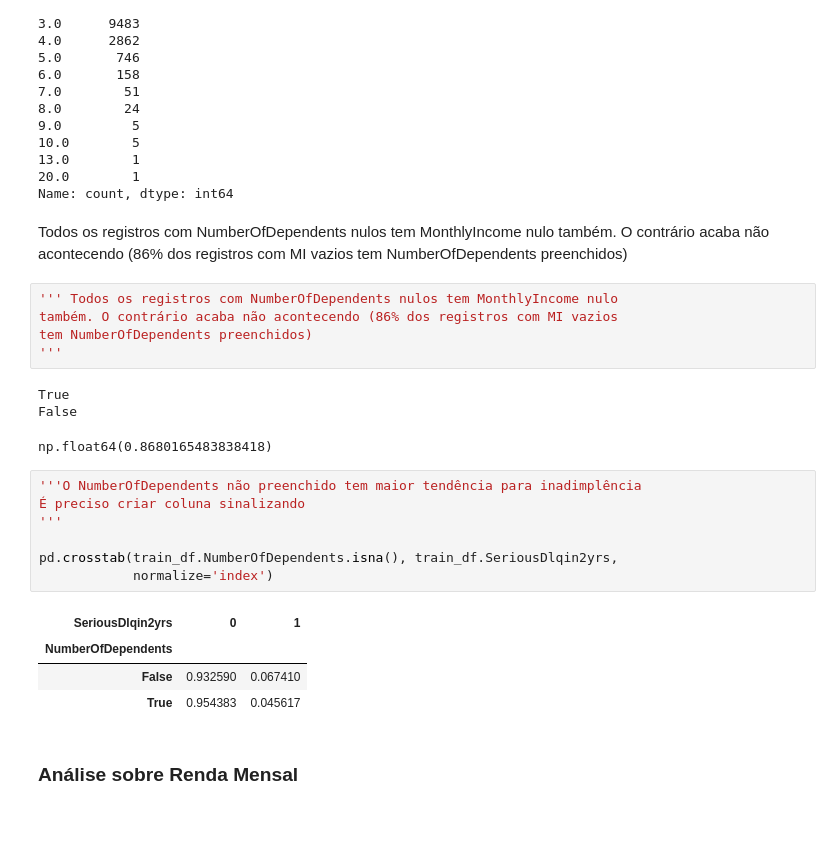
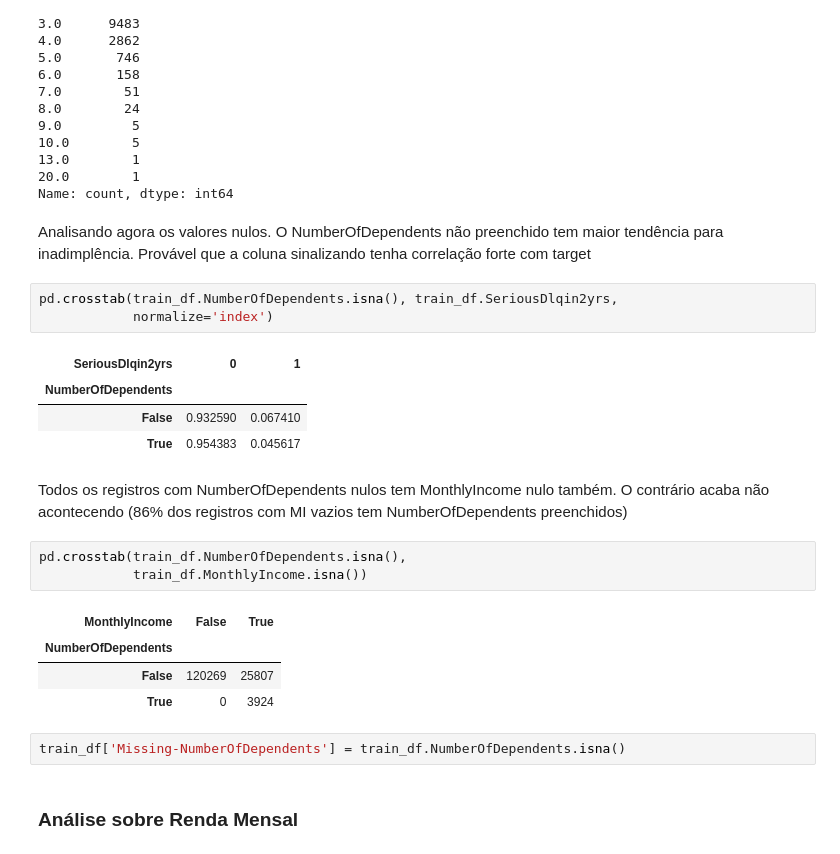
Before and after one commit to LeoDiasTrindade/good-and-bad-payers, a Jupyter notebook: notebooks/01_eda.ipynb, the cells around one changed output. Cells and saved outputs as stored; diff of their text form; blank space fills up the shorter version.

```diff
--- a/notebooks/01_eda.ipynb
+++ b/notebooks/01_eda.ipynb
@@ -196,29 +302,28 @@ NumberOfDependents
 20.0        1
 Name: count, dtype: int64
 # %% [markdown]
-Todos os registros com NumberOfDependents nulos tem MonthlyIncome nulo
-também. O contrário acaba não acontecendo (86% dos registros com MI vazios
-tem NumberOfDependents preenchidos)
+Analisando agora os valores nulos. O NumberOfDependents não preenchido tem maior tendência para inadimplência. Provável que a coluna sinalizando tenha correlação forte com target
 # %%
-''' Todos os registros com NumberOfDependents nulos tem MonthlyIncome nulo
-também. O contrário acaba não acontecendo (86% dos registros com MI vazios
-tem NumberOfDependents preenchidos)
-'''
+pd.crosstab(train_df.NumberOfDependents.isna(), train_df.SeriousDlqin2yrs,
+            normalize='index')
 # %% [output]
-True
-False
-np.float64(0.8680165483838418)
+| SeriousDlqin2yrs | 0 | 1 |
+| NumberOfDependents |  |  |
+| False | 0.932590 | 0.067410 |
+| True | 0.954383 | 0.045617 |
+# %% [markdown]
+Todos os registros com NumberOfDependents nulos tem MonthlyIncome nulo
+também. O contrário acaba não acontecendo (86% dos registros com MI vazios
+tem NumberOfDependents preenchidos)
 # %%
-'''O NumberOfDependents não preenchido tem maior tendência para inadimplência
-É preciso criar coluna sinalizando
-'''
-
-pd.crosstab(train_df.NumberOfDependents.isna(), train_df.SeriousDlqin2yrs,
-            normalize='index')
+pd.crosstab(train_df.NumberOfDependents.isna(),
+            train_df.MonthlyIncome.isna())
 # %% [output]
-| SeriousDlqin2yrs | 0 | 1 |
+| MonthlyIncome | False | True |
 | NumberOfDependents |  |  |
-| False | 0.932590 | 0.067410 |
-| True | 0.954383 | 0.045617 |
+| False | 120269 | 25807 |
+| True | 0 | 3924 |
+# %%
+train_df['Missing-NumberOfDependents'] = train_df.NumberOfDependents.isna()
 # %% [markdown]
 ### Análise sobre Renda Mensal
```
Also changed, not shown: parts of 44 cells of this notebook.
